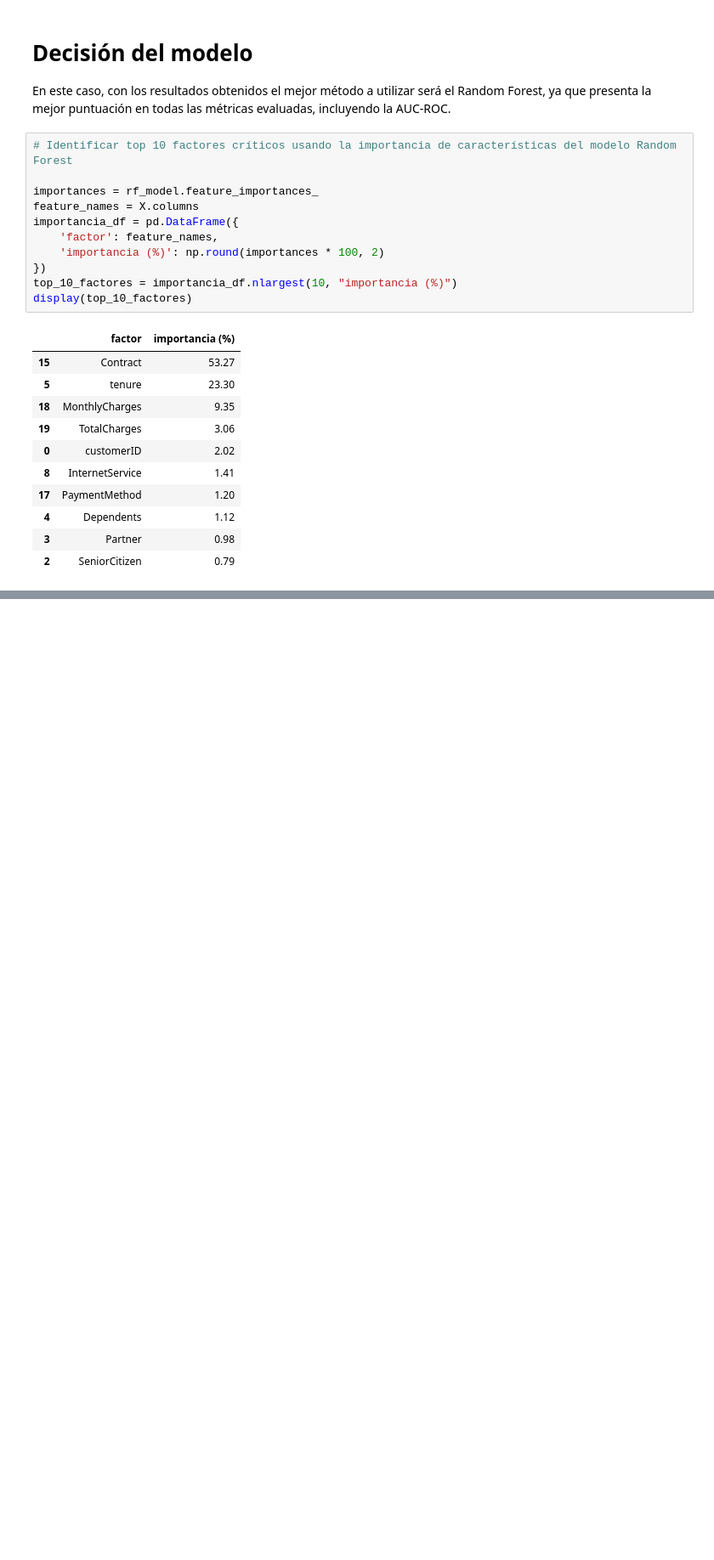
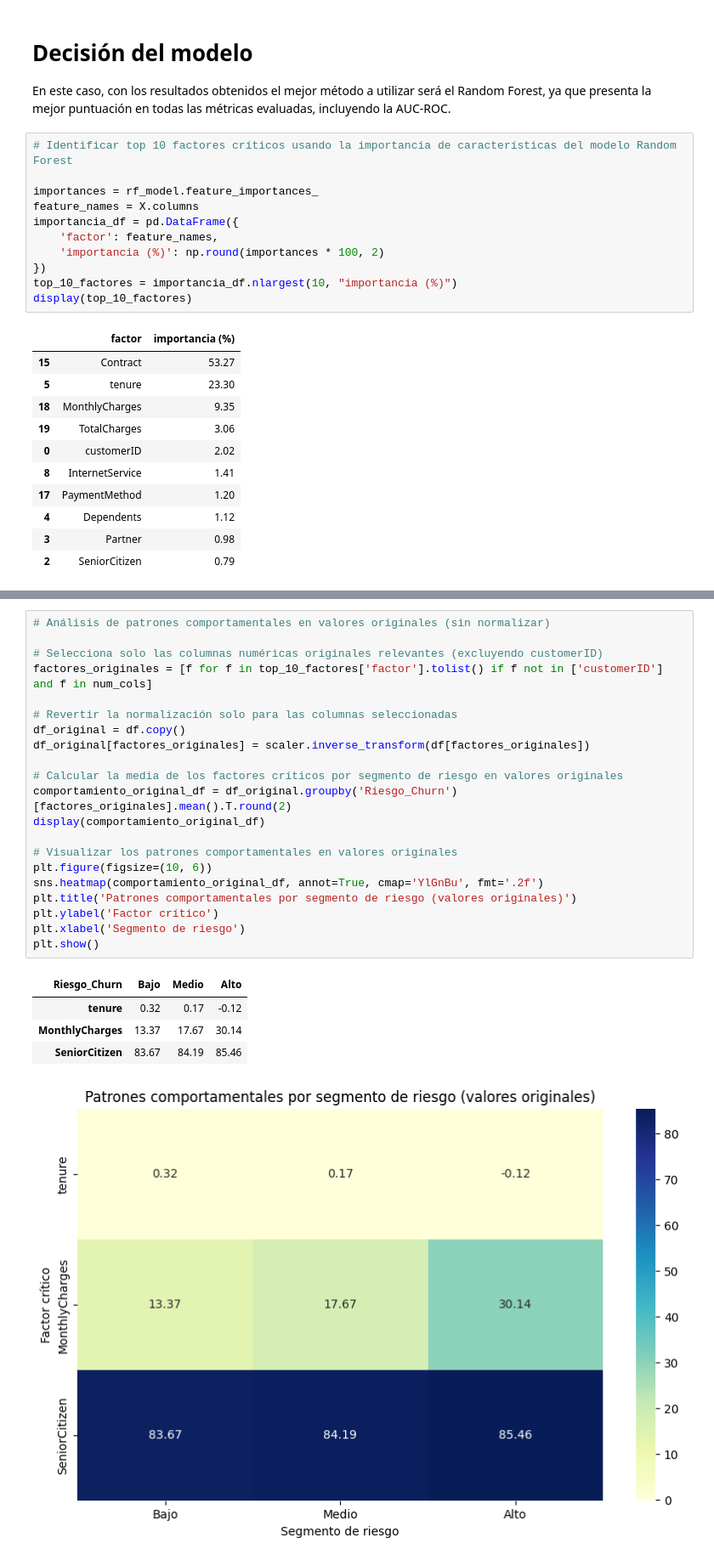
Before and after one commit to frankliramos/Portafolio, a Jupyter notebook: Telco esp.ipynb, the cells around one changed output, grey strips where cells are left out. Shown at 85% size. Cells and saved outputs as stored; diff of their text form; blank space fills up the shorter version.

```diff
--- a/Telco esp.ipynb
+++ b/Telco esp.ipynb
@@ -351,0 +410,27 @@ display(top_10_factores)
+# %%
+# Análisis de patrones comportamentales en valores originales (sin normalizar)
+
+# Selecciona solo las columnas numéricas originales relevantes (excluyendo customerID)
+factores_originales = [f for f in top_10_factores['factor'].tolist() if f not in ['customerID'] and f in num_cols]
+
+# Revertir la normalización solo para las columnas seleccionadas
+df_original = df.copy()
+df_original[factores_originales] = scaler.inverse_transform(df[factores_originales])
+
+# Calcular la media de los factores críticos por segmento de riesgo en valores originales
+comportamiento_original_df = df_original.groupby('Riesgo_Churn')[factores_originales].mean().T.round(2)
+display(comportamiento_original_df)
+
+# Visualizar los patrones comportamentales en valores originales
+plt.figure(figsize=(10, 6))
+sns.heatmap(comportamiento_original_df, annot=True, cmap='YlGnBu', fmt='.2f')
+plt.title('Patrones comportamentales por segmento de riesgo (valores originales)')
+plt.ylabel('Factor crítico')
+plt.xlabel('Segmento de riesgo')
+plt.show()
+# %% [output]
+| Riesgo_Churn | Bajo | Medio | Alto |
+| tenure | 0.32 | 0.17 | -0.12 |
+| MonthlyCharges | 13.37 | 17.67 | 30.14 |
+| SeniorCitizen | 83.67 | 84.19 | 85.46 |
+[figure, added]
```
Also changed, not shown: parts of 7 cells of this notebook.
